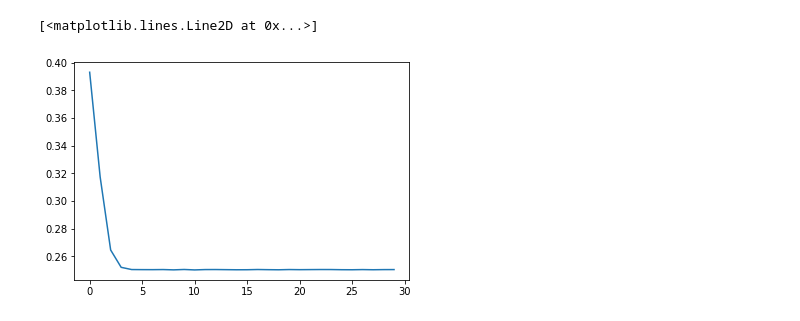
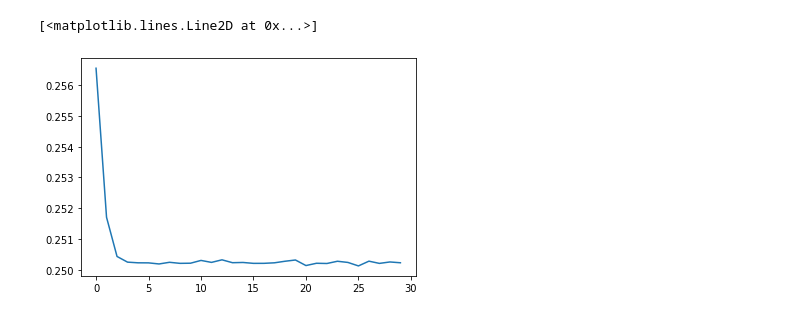
Before and after one commit to yooyeollee/2022, a Jupyter notebook: Very_simple_ANN.ipynb, the cells around one changed output. Drawn from its saved outputs; the diff is of its cells as text; code cells hidden in the pictures.

```diff
--- a/Very_simple_ANN.ipynb
+++ b/Very_simple_ANN.ipynb
@@ -66,8 +66,8 @@ x_2=np.array([10,301, 30])
 model = Sequential()
 
 model.add(Dense(10, input_dim=1, activation='sigmoid'))
-model.add(Dense(40, activation='sigmoid'))
-model.add(Dense(40, activation='sigmoid'))
+model.add(Dense(30, activation='sigmoid'))
+###model.add(Dense(40, activation='sigmoid'))
 model.add(Dense(2,activation='softmax'))
 
 model.compile(loss='mse', optimizer='sgd')
@@ -107,5 +107,5 @@ Epoch 6/30
 [<matplotlib.lines.Line2D at 0x...>]
-[figure, old version]
+[figure, new version]
 # %%
 ### 홀수 짝수 구분을 학습3###
 
```
Also changed, not shown: parts of 3 cells of this notebook.
